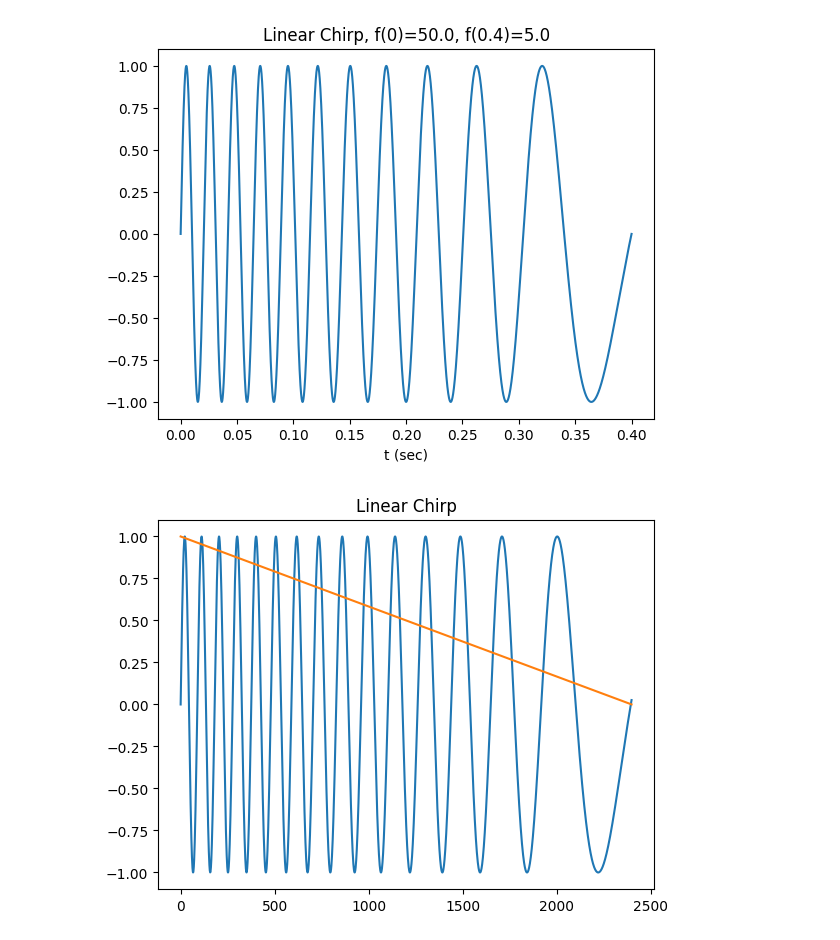
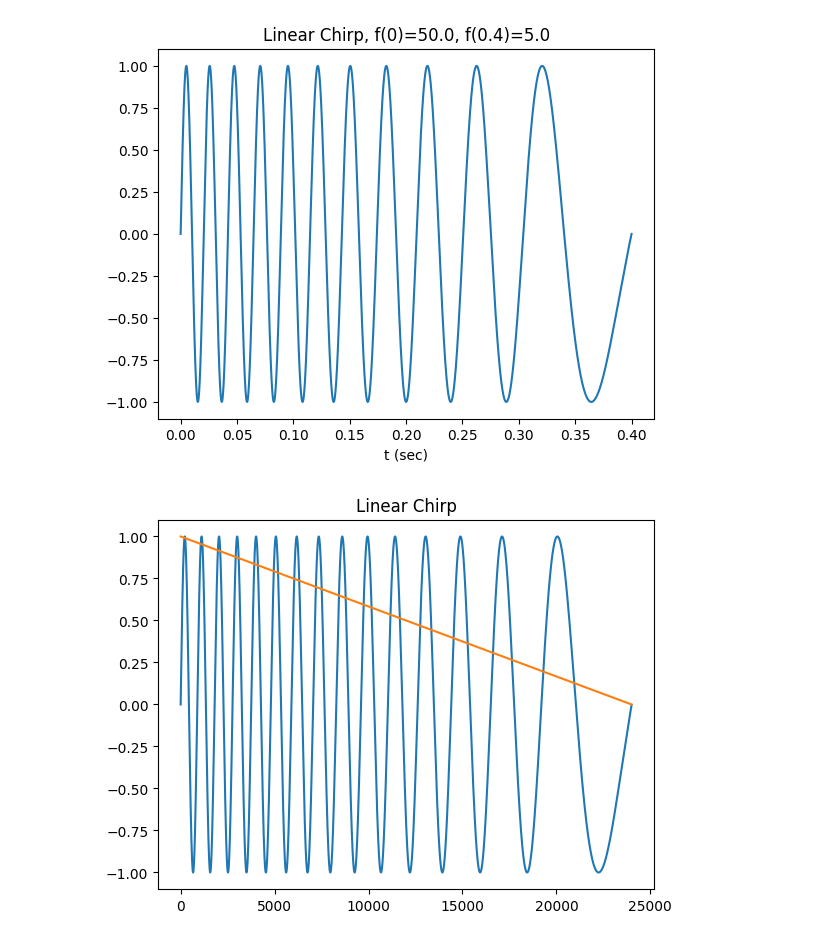
Before and after one commit to antoinevg/notebooks-jupyter, a Jupyter notebook: chirp-linear.ipynb, the cells around one changed output. Cells and saved outputs as stored; diff of their text form; code cells hidden in the pictures.

```diff
--- a/chirp-linear.ipynb
+++ b/chirp-linear.ipynb
@@ -24,11 +26,13 @@ plt.show()
 T = 0.5
 F1 = 50.
 F0 = 5.
+linear = True
 
 # constants
-fs = 4800.
+fs = 48000.
+num_samples = int(fs * T)
+chirp_rate = F1 / num_samples
 pd0 = F0 / fs
-chirp_rate = F1 / (T*fs)
 
 # state
 p0 = 0.
@@ -36,35 +40,48 @@ p1 = 1.
 f1 = F1
 
 # generate signal
 signal1 = []
 signal2 = []
-num_samples = int(fs * T)
+signal3 = []
+signal4 = []
 for x in list(range(num_samples)):
     # chirp signal
     y = math.sin(TAU * (p0 + p1))
     signal1.append(y)
 
-    # f1
-    signal2.append(f1 / F1)
+    # linear
+    if linear:
+        f1 -= chirp_rate
+        signal2.append(f1 / F1)
+    # curve
+    else:
+        k = .3
+        c = 1.0 - (x**k / num_samples**k)
+        f1 = c * F1
+        signal2.append(f1 / F1)
 
     # phase accumulators
     p0 += pd0
     if p0 >= 1.:
         p0 -= 1.
 
     p1 += (f1 / fs)
     if p1 >= 1.:
         p1 -= 1.
 
-    f1 -= chirp_rate
+
 
 # plot signals
 ys1 = np.array(signal1)
 ys2 = np.array(signal2)
+ys3 = np.array(signal3)
+ys4 = np.array(signal4)
 xs = np.arange(num_samples)
 plt.title("Linear Chirp")
 plt.plot(xs, ys1)
 plt.plot(xs, ys2)
+#plt.plot(xs, ys3)
+#plt.plot(xs, ys4)
 plt.show()
 # %% [output]
-[figure, old version]
+[figure, new version]
```
Also changed, not shown: parts of 3 cells of this notebook, 1 other file.
